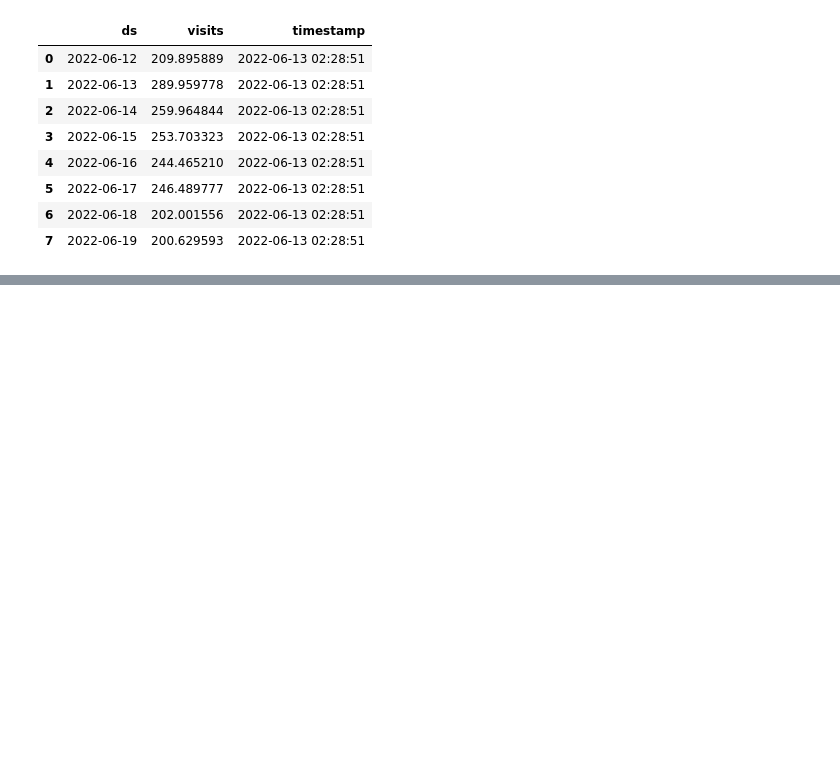
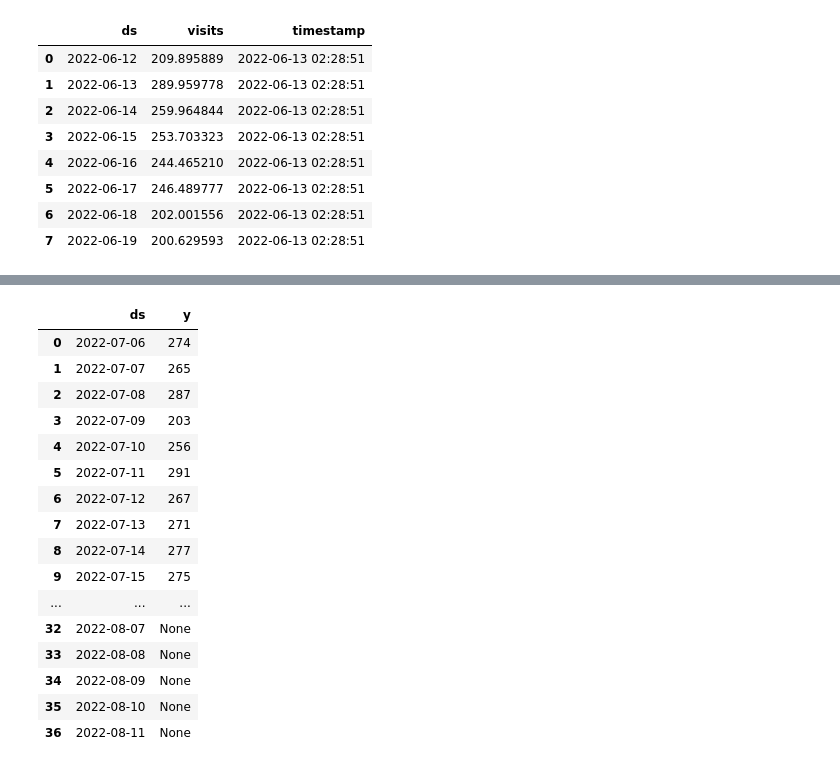
Before and after one commit to drdevinhopkins/hourly-report-neuralprophet, a Jupyter notebook: notebooks/daily_visits.ipynb, the cells around one changed output, grey strips where cells are left out. Cells and saved outputs as stored; diff of their text form; code cells hidden in the pictures; blank space fills up the shorter version.

```diff
--- a/notebooks/daily_visits.ipynb
+++ b/notebooks/daily_visits.ipynb
@@ -77,3 +97,17 @@ forecast_output
 | 5 | 2022-06-17 | 246.489777 | 2022-06-13 02:28:51 |
 | 6 | 2022-06-18 | 202.001556 | 2022-06-13 02:28:51 |
 | 7 | 2022-06-19 | 200.629593 | 2022-06-13 02:28:51 |
+# %%
+import pandas as pd
+from neuralprophet import NeuralProphet, set_log_level
+import pickle
+
+# set_log_level("ERROR")
+
+loaded_model = pickle.load(open('../models/daily_visits_forecast_model.pkl', 'rb'))
+
+df = pd.read_csv('https://raw.githubusercontent.com/drdevinhopkins/hourly-report/main/data/daily-visits.csv')
+df.ds = pd.to_datetime(df.ds)
+df = df.sort_values(by='ds')
+df['ID']='test'
+df.tail()
@@ -79,0 +121,14 @@ forecast_output
+# %%
+
+future = loaded_model.make_future_dataframe(df, periods=8) # periods=m.n_forecasts, n_historic_predictions=False
+
+forecast = loaded_model.predict(future, raw=True, decompose=False)
+
+start = forecast.values.tolist()[-1][0]
+forecast_length = len(forecast.values.tolist()[-1][1:])
+
+forecast_output = pd.DataFrame(columns=['ds','visits','timestamp'])
+forecast_output['ds'] = pd.date_range(start=start, periods=forecast_length, freq='D')
+forecast_output['visits'] = forecast.values.tolist()[-1][1:]
+forecast_output['timestamp'] = pd.Timestamp.now().round('S').replace(tzinfo=None)
+forecast_output.to_csv('forecasts/daily_visits.csv', index=False)
@@ -79,0 +144,20 @@ forecast_output
+# %%
+future
+# %% [output]
+|  | ds | y |
+| 0 | 2022-07-06 | 274 |
+| 1 | 2022-07-07 | 265 |
+| 2 | 2022-07-08 | 287 |
+| 3 | 2022-07-09 | 203 |
+| 4 | 2022-07-10 | 256 |
+| 5 | 2022-07-11 | 291 |
+| 6 | 2022-07-12 | 267 |
+| 7 | 2022-07-13 | 271 |
+| 8 | 2022-07-14 | 277 |
+| 9 | 2022-07-15 | 275 |
+| ... | ... | ... |
+| 32 | 2022-08-07 | None |
+| 33 | 2022-08-08 | None |
+| 34 | 2022-08-09 | None |
+| 35 | 2022-08-10 | None |
+| 36 | 2022-08-11 | None |
```
Also changed, not shown: parts of 4 cells of this notebook, 7 other files.
